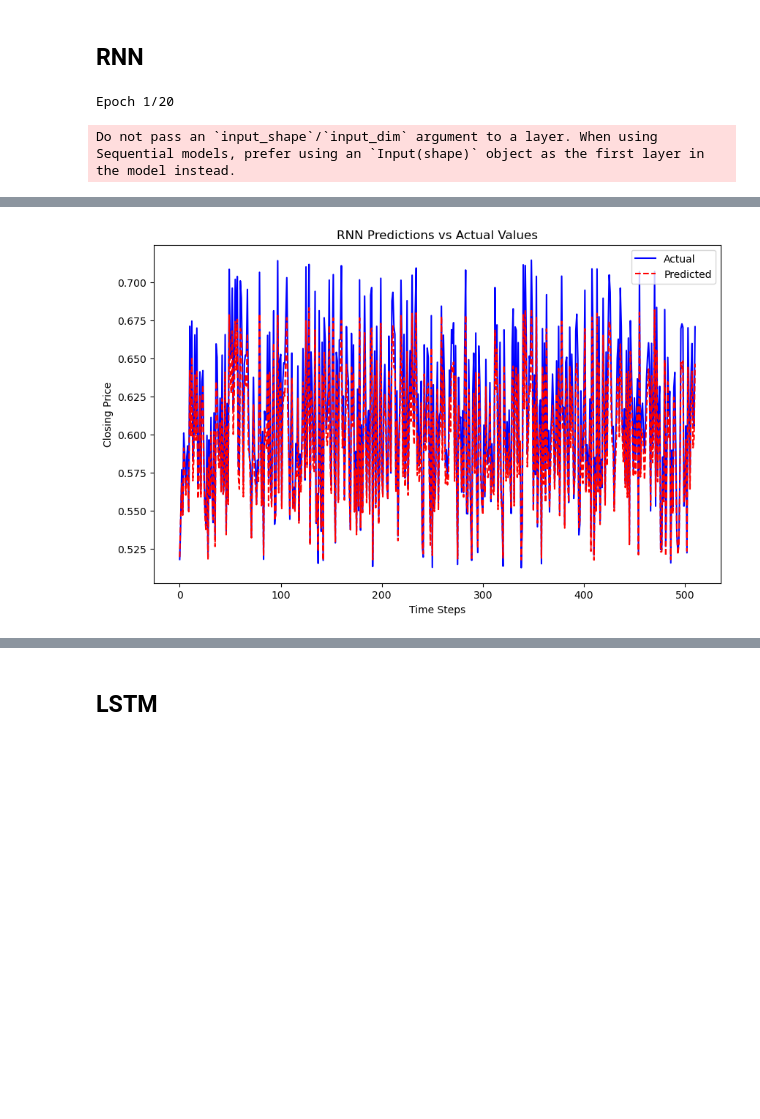
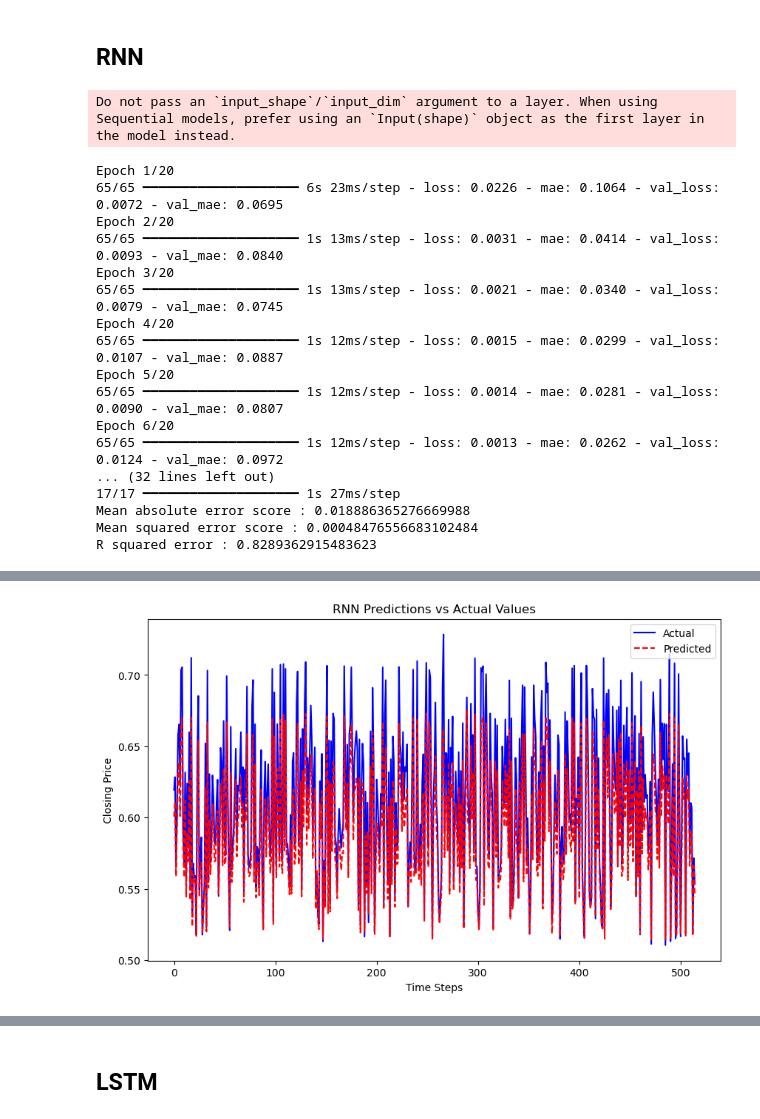
Before and after one commit to shivani309/ForEx, a Jupyter notebook: jpyinr.ipynb, the cells around one changed output, grey strips where cells are left out. Cells and saved outputs as stored; diff of their text form; code cells hidden in the pictures; blank space fills up the shorter version.

```diff
--- a/jpyinr.ipynb
+++ b/jpyinr.ipynb
@@ -969,6 +999,17 @@ y_pred_rescaled = scaler_y.inverse_transform(y_pred.reshape(-1, 1))
 # Rescale actual test data for comparison
 y_test_rescaled = scaler_y.inverse_transform(y_test.reshape(-1, 1))
 
+mae = mean_absolute_error(y_test_rescaled,y_pred_rescaled)
+mse = mean_squared_error(y_test_rescaled,y_pred_rescaled)
+mape = mean_absolute_percentage_error(y_test, y_pred)
+r2 = r2_score(y_test_rescaled,y_pred_rescaled)
+
+print('Mean absolute error score :',mae)
+print('Mean squared error score :' ,mse)
+print('R squared error :',r2)
+
+rnn_metrics = {'MAE': mae, 'R^2': r2,'MSE':mse*100,'MAPE':mape*100}
+
 # Plot predictions vs actual values
 import matplotlib.pyplot as plt
 
@@ -981,5 +1022,21 @@ plt.xlabel("Time Steps")
 plt.ylabel("Closing Price")
 plt.show()
 # %% [output]
-Epoch 1/20
+Do not pass an `input_shape`/`input_dim` argument to a layer. When using Sequential models, prefer using an `Input(shape)` object as the first layer in the model instead.
-Do not pass an `input_shape`/`input_dim` argument to a layer. When using Sequential models, prefer using an `Input(shape)` object as the first layer in the model instead.
+Epoch 1/20
+65/65 ━━━━━━━━━━━━━━━━━━━━ 6s 23ms/step - loss: 0.0226 - mae: 0.1064 - val_loss: 0.0072 - val_mae: 0.0695
+Epoch 2/20
+65/65 ━━━━━━━━━━━━━━━━━━━━ 1s 13ms/step - loss: 0.0031 - mae: 0.0414 - val_loss: 0.0093 - val_mae: 0.0840
+Epoch 3/20
+65/65 ━━━━━━━━━━━━━━━━━━━━ 1s 13ms/step - loss: 0.0021 - mae: 0.0340 - val_loss: 0.0079 - val_mae: 0.0745
+Epoch 4/20
+65/65 ━━━━━━━━━━━━━━━━━━━━ 1s 12ms/step - loss: 0.0015 - mae: 0.0299 - val_loss: 0.0107 - val_mae: 0.0887
+Epoch 5/20
+65/65 ━━━━━━━━━━━━━━━━━━━━ 1s 12ms/step - loss: 0.0014 - mae: 0.0281 - val_loss: 0.0090 - val_mae: 0.0807
+Epoch 6/20
+65/65 ━━━━━━━━━━━━━━━━━━━━ 1s 12ms/step - loss: 0.0013 - mae: 0.0262 - val_loss: 0.0124 - val_mae: 0.0972
+... (32 lines left out)
+17/17 ━━━━━━━━━━━━━━━━━━━━ 1s 27ms/step
+Mean absolute error score : 0.018886365276669988
+Mean squared error score : 0.00048476556683102484
+R squared error : 0.8289362915483623
@@ -1003,4 +1043,4 @@ Test Loss: 0.0056, Test MAE: 0.0620
-[figure, old version]
+[figure, new version]
 # %%
 pip install tensorflow
 # %% [output]
```
Also changed, not shown: parts of 33 cells of this notebook, 2 other files.
